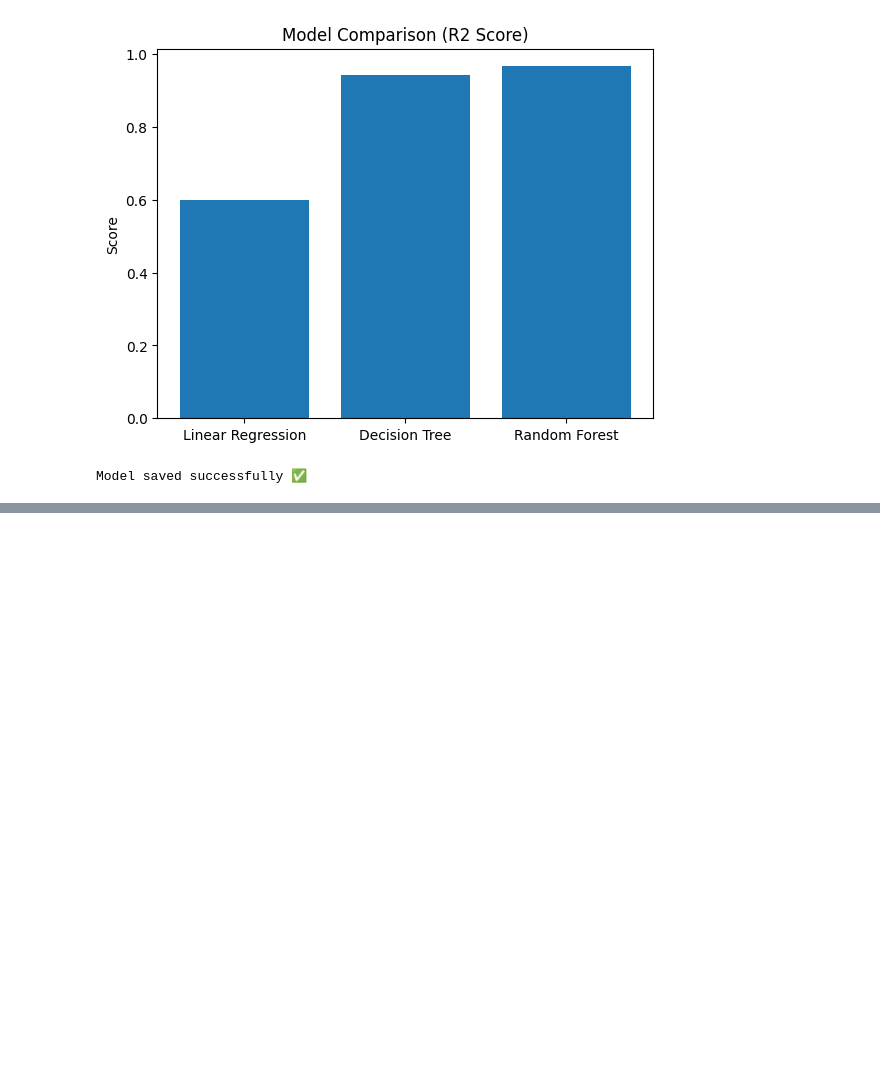
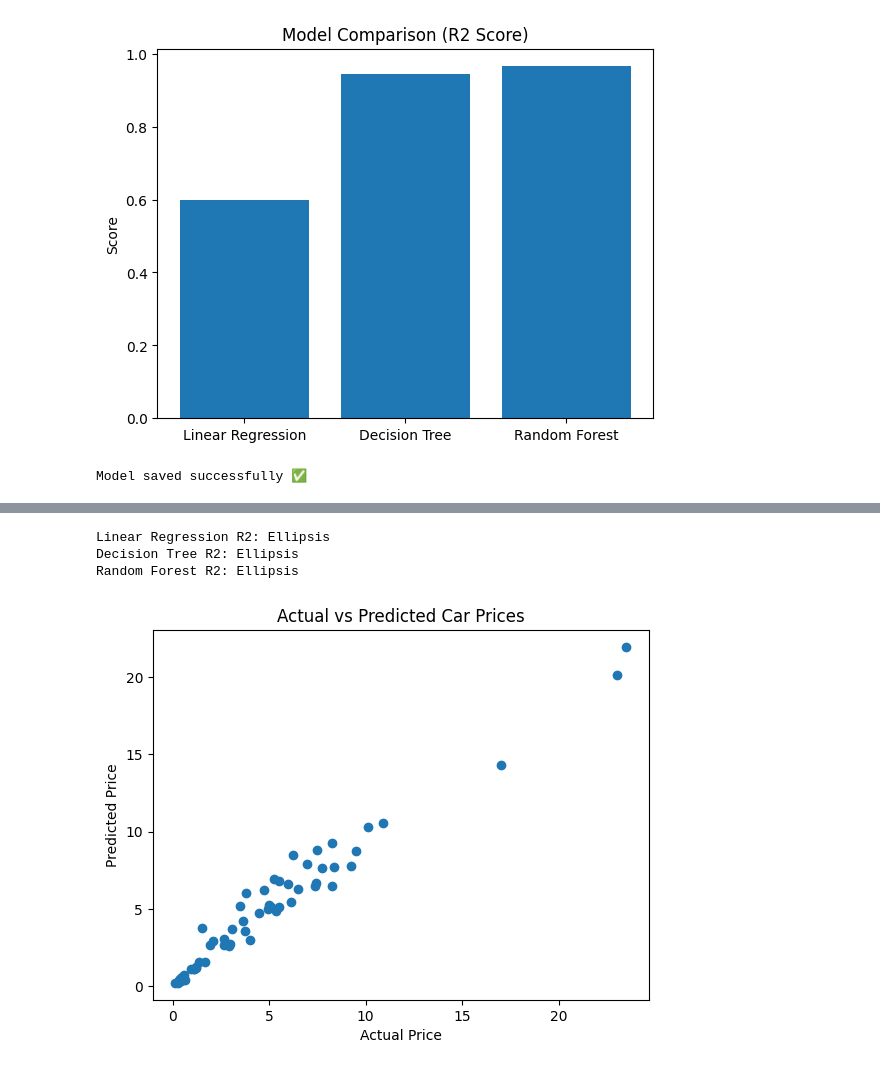
Before and after one commit to lohith-g-45/ShadowFox-, a Jupyter notebook: Intermediate_project/notebooks/car_price_prediction.ipynb, the cells around one changed output, grey strips where cells are left out. Saved outputs shown, nothing was run; the diff lists cells and outputs as text; code cells hidden in the pictures; blank space fills up the shorter version.

```diff
--- a/Intermediate_project/notebooks/car_price_prediction.ipynb
+++ b/Intermediate_project/notebooks/car_price_prediction.ipynb
@@ -293,0 +335,16 @@ Model saved successfully ✅
+# %%
+print("Linear Regression R2:", ...)
+print("Decision Tree R2:", ...)
+print("Random Forest R2:", ...)
+# %% [output]
+Linear Regression R2: Ellipsis
+Decision Tree R2: Ellipsis
+Random Forest R2: Ellipsis
+# %%
+plt.scatter(y_test, predictions)
+plt.xlabel("Actual Price")
+plt.ylabel("Predicted Price")
+plt.title("Actual vs Predicted Car Prices")
+plt.show()
+# %% [output]
+[figure, added]
```
Also changed, not shown: parts of 14 cells of this notebook, 1 other file.
